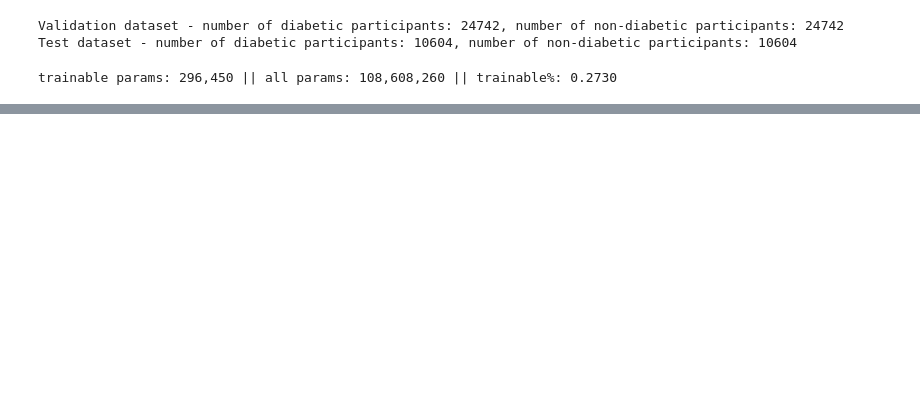
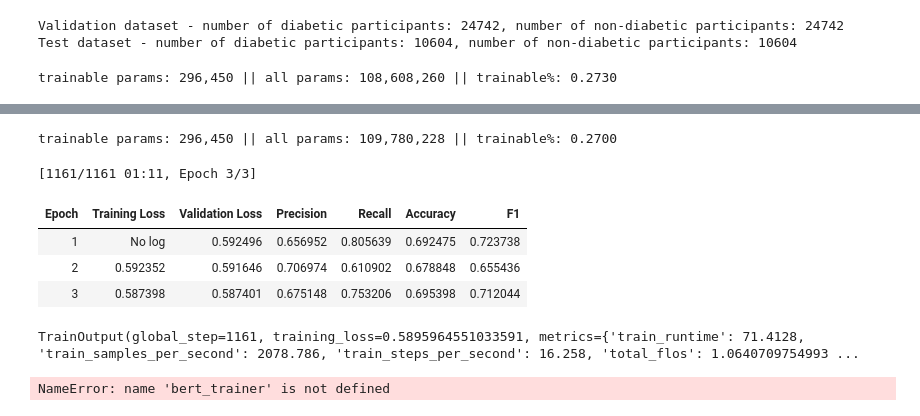
Before and after one commit to brianchang12/High-Risk-Project, a Jupyter notebook: high_risk_project.ipynb, the cells around one changed output, grey strips where cells are left out. Saved outputs shown, nothing was run; the diff lists cells and outputs as text; code cells hidden in the pictures; blank space fills up the shorter version.

```diff
--- a/high_risk_project.ipynb
+++ b/high_risk_project.ipynb
@@ -330,0 +325,6 @@ graph_confusion_matrix(biobert_trainer, DiabetesDataset(test_encodings, y_test.v
+# %%
+# Referenced/Used AI generated code and info from OpenAI GPT-4.1 through Github Copilot (Help with loading tokenizer and model, help with setting the padding on the tokenizer)
+bert_tokenizer = AutoTokenizer.from_pretrained("google-bert/bert-base-uncased")
+bert_model = AutoModelForSequenceClassification.from_pretrained("google-bert/bert-base-uncased", num_labels=2, dtype=torch.bfloat16)
+bert_tokenizer.pad_token = '[PAD]'
+# End of: Referenced/Used AI generated code and info from OpenAI GPT-4.1 through Github Copilot (Help with loading tokenizer and model, help with setting the padding on the tokenizer)
@@ -331,2 +355,30 @@ graph_confusion_matrix(biobert_trainer, DiabetesDataset(test_encodings, y_test.v
+# %%
+# Referenced/Used: https://huggingface.co/docs/peft/en/quicktour
+# Referenced/Used: https://huggingface.co/docs/peft/package_reference/lora
+# Referenced/Used AI generated code and info from OpenAI GPT-4.1 through Github Copilot (Help with using and configuring args for LoraConfig, help with using get_peft_config)
+peft_config = LoraConfig(task_type=TaskType.SEQ_CLS, inference_mode=False, r=8, lora_alpha=32, lora_dropout=0.1)
+bert_model = get_peft_model(bert_model, peft_config)
+# End of: Referenced/Used AI generated code and info from OpenAI GPT-4.1 through Github Copilot (Help with using and configuring args for LoraConfig, help with using get_peft_config)
+# End of: Referenced/Used: https://huggingface.co/docs/peft/package_reference/lora
+# %%
+bert_model.print_trainable_parameters()
+# %% [output]
+trainable params: 296,450 || all params: 109,780,228 || trainable%: 0.2700
+# %%
+# Referenced/Used AI generated code and info from OpenAI GPT-4.1 through Github Copilot (Help with train and trainer)
+bert_trainer = get_trainer(bert_model)
+bert_trainer.train()
+# End of: Referenced/Used AI generated code and info from OpenAI GPT-4.1 through Github Copilot (Help with train and trainer)
+# %% [output]
+[1161/1161 01:11, Epoch 3/3]
+| Epoch | Training Loss | Validation Loss | Precision | Recall | Accuracy | F1 |
+| 1 | No log | 0.592496 | 0.656952 | 0.805639 | 0.692475 | 0.723738 |
+| 2 | 0.592352 | 0.591646 | 0.706974 | 0.610902 | 0.678848 | 0.655436 |
+| 3 | 0.587398 | 0.587401 | 0.675148 | 0.753206 | 0.695398 | 0.712044 |
+TrainOutput(global_step=1161, training_loss=0.5895964551033591, metrics={'train_runtime': 71.4128, 'train_samples_per_second': 2078.786, 'train_steps_per_second': 16.258, 'total_flos': 1.0640709754993 ...
+# %%
+print_eval_metrics(bert_trainer, "BERT")
+# %% [output]
+NameError: name 'bert_trainer' is not defined
 # %%
 # End of: Referenced/Used AI generated code and info from OpenAI GPT-4.1 through Github Copilot
```
Also changed, not shown: parts of 8 cells of this notebook.
